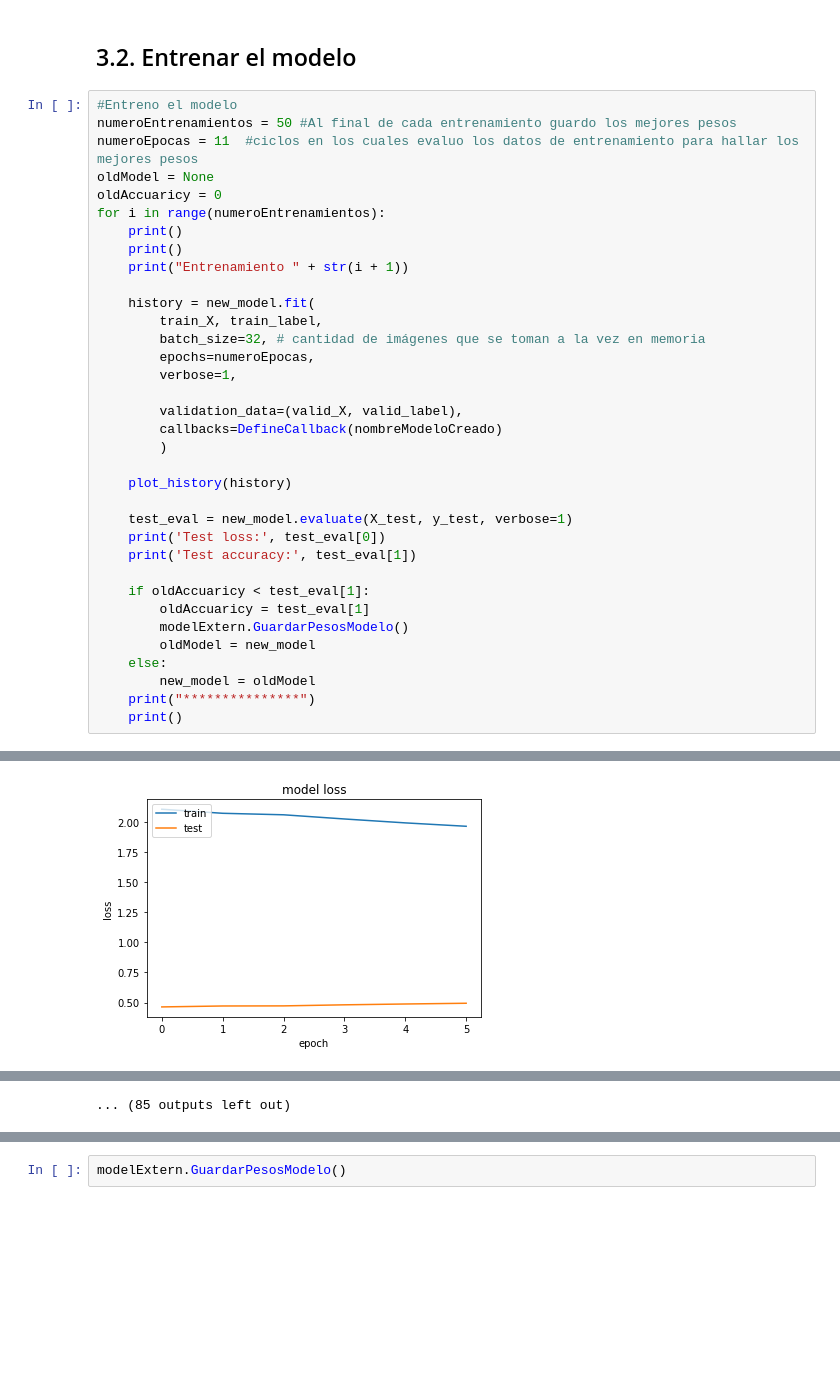
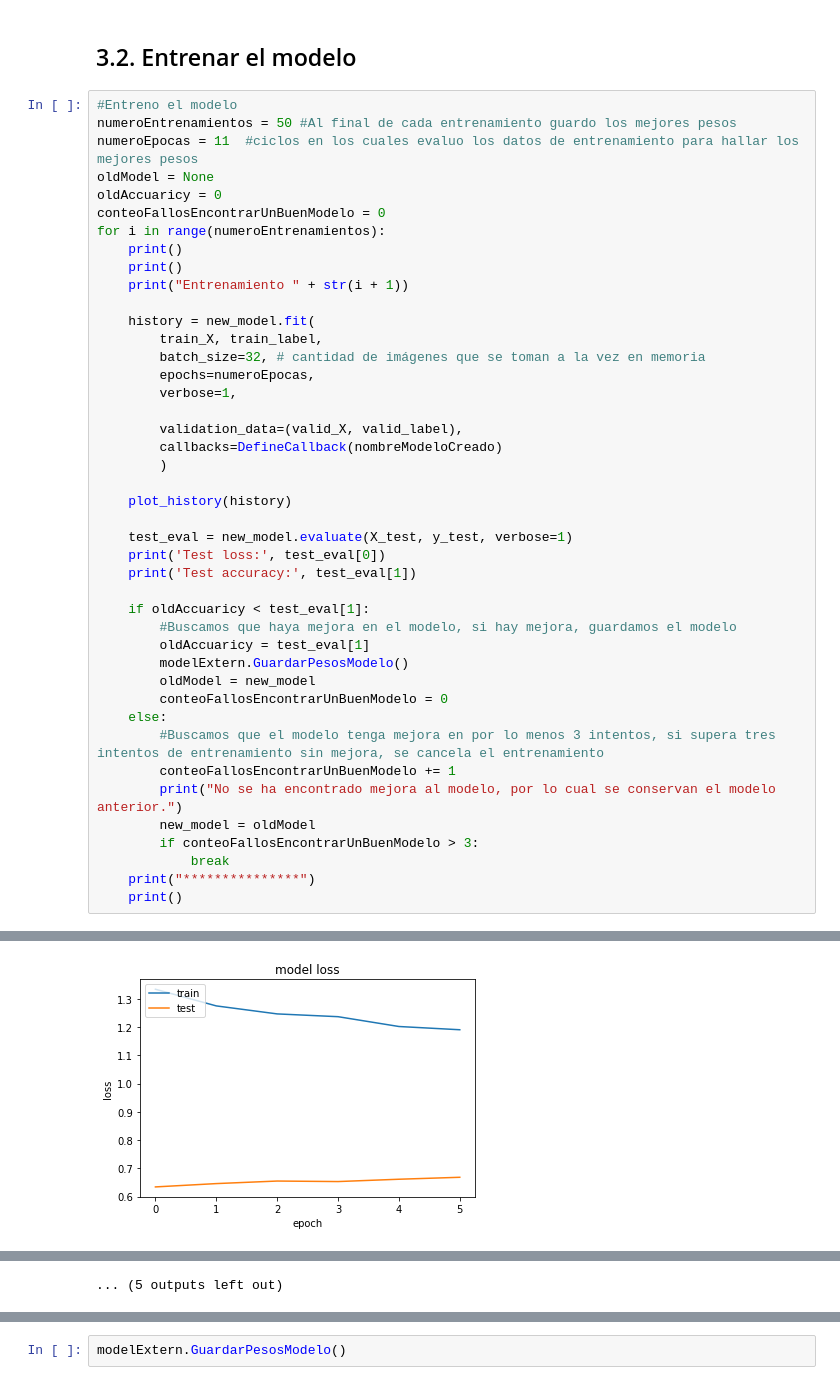
Before and after one commit to wisrovi/RedesNeuronales, a Jupyter notebook: 07MAIR-WilliamSteveRodriguezVillamizar.ipynb, the cells around one changed output, grey strips where cells are left out. Saved outputs shown, nothing was run; the diff lists cells and outputs as text; blank space fills up the shorter version.

```diff
--- a/07MAIR-WilliamSteveRodriguezVillamizar.ipynb
+++ b/07MAIR-WilliamSteveRodriguezVillamizar.ipynb
@@ -548,6 +539,7 @@ numeroEntrenamientos = 50 #Al final de cada entrenamiento guardo los mejores pes
 numeroEpocas = 11  #ciclos en los cuales evaluo los datos de entrenamiento para hallar los mejores pesos
 oldModel = None
 oldAccuaricy = 0
+conteoFallosEncontrarUnBuenModelo = 0
 for i in range(numeroEntrenamientos):
     print()
     print()
@@ -570,11 +562,18 @@ for i in range(numeroEntrenamientos):
     print('Test accuracy:', test_eval[1])
 
     if oldAccuaricy < test_eval[1]:
+        #Buscamos que haya mejora en el modelo, si hay mejora, guardamos el modelo
         oldAccuaricy = test_eval[1]
         modelExtern.GuardarPesosModelo()
         oldModel = new_model
+        conteoFallosEncontrarUnBuenModelo = 0
     else:
+        #Buscamos que el modelo tenga mejora en por lo menos 3 intentos, si supera tres intentos de entrenamiento sin mejora, se cancela el entrenamiento
+        conteoFallosEncontrarUnBuenModelo += 1
+        print("No se ha encontrado mejora al modelo, por lo cual se conservan el modelo anterior.")
         new_model = oldModel
+        if conteoFallosEncontrarUnBuenModelo > 3:
+            break
     print("***************")
     print()
 # %% [output]
@@ -648,2 +647,2 @@ Epoch 6/11
 dict_keys(['val_loss', 'val_acc', 'loss', 'acc', 'lr'])
-[figure, old version]
+[figure, new version]
@@ -686,4 +685,4 @@ dict_keys(['val_loss', 'val_acc', 'loss', 'acc', 'lr'])
-... (85 outputs left out)
+... (5 outputs left out)
 # %%
 #valido el modelo
 test_eval = new_model.evaluate(X_test, y_test, verbose=1)
```
Also changed, not shown: parts of 18 cells of this notebook.
